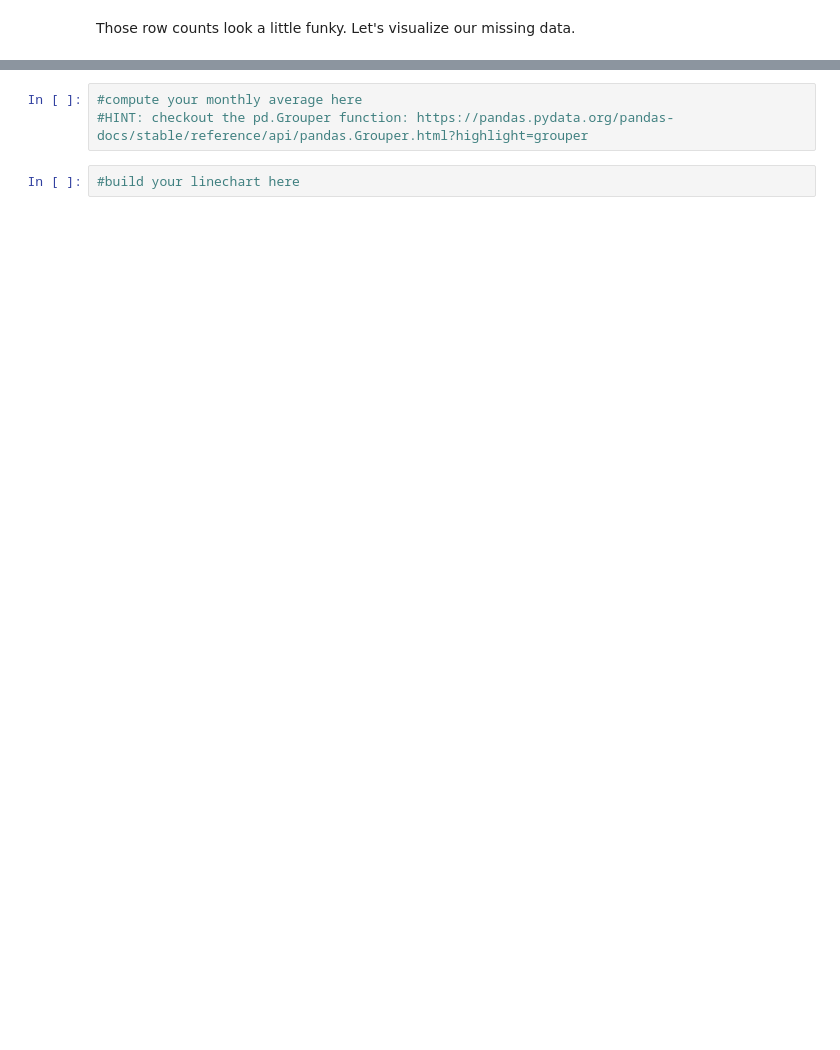
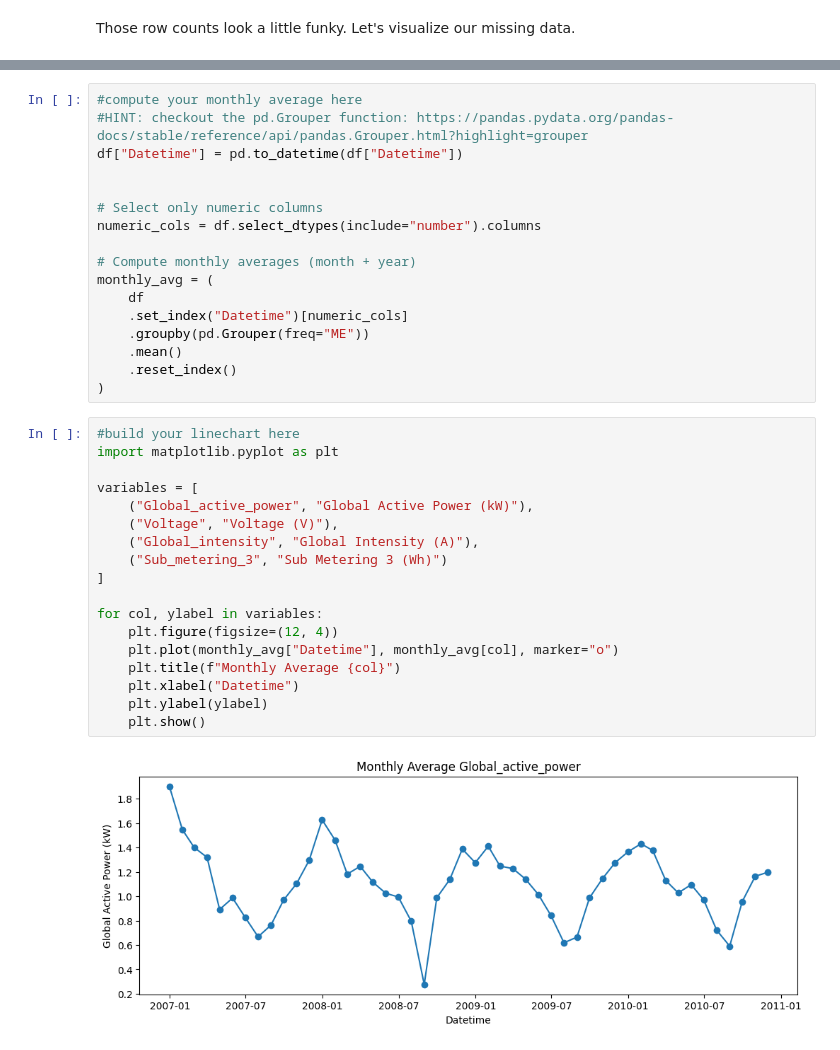
Before and after one commit to vedpd/aai-iot-cleaning-and-eda, a Jupyter notebook: Cleaning & EDA Assignment .ipynb, the cells around one changed output, grey strips where cells are left out. Saved outputs shown, nothing was run; the diff lists cells and outputs as text; blank space fills up the shorter version.

```diff
--- a/Cleaning & EDA Assignment .ipynb
+++ b/Cleaning & EDA Assignment .ipynb
@@ -214,5 +300,37 @@ A:
 # %%
 #compute your monthly average here
 #HINT: checkout the pd.Grouper function: https://pandas.pydata.org/pandas-docs/stable/reference/api/pandas.Grouper.html?highlight=grouper
+df["Datetime"] = pd.to_datetime(df["Datetime"])
+
+
+# Select only numeric columns
+numeric_cols = df.select_dtypes(include="number").columns
+
+# Compute monthly averages (month + year)
+monthly_avg = (
+    df
+    .set_index("Datetime")[numeric_cols]
+    .groupby(pd.Grouper(freq="ME"))
+    .mean()
+    .reset_index()
+)
 # %%
 #build your linechart here
+import matplotlib.pyplot as plt
+
+variables = [
+    ("Global_active_power", "Global Active Power (kW)"),
+    ("Voltage", "Voltage (V)"),
+    ("Global_intensity", "Global Intensity (A)"),
+    ("Sub_metering_3", "Sub Metering 3 (Wh)")
+]
+
+for col, ylabel in variables:
+    plt.figure(figsize=(12, 4))
+    plt.plot(monthly_avg["Datetime"], monthly_avg[col], marker="o")
+    plt.title(f"Monthly Average {col}")
+    plt.xlabel("Datetime")
+    plt.ylabel(ylabel)
+    plt.show()
+# %% [output]
+[figure, added]
```
Also changed, not shown: parts of 21 cells of this notebook.
